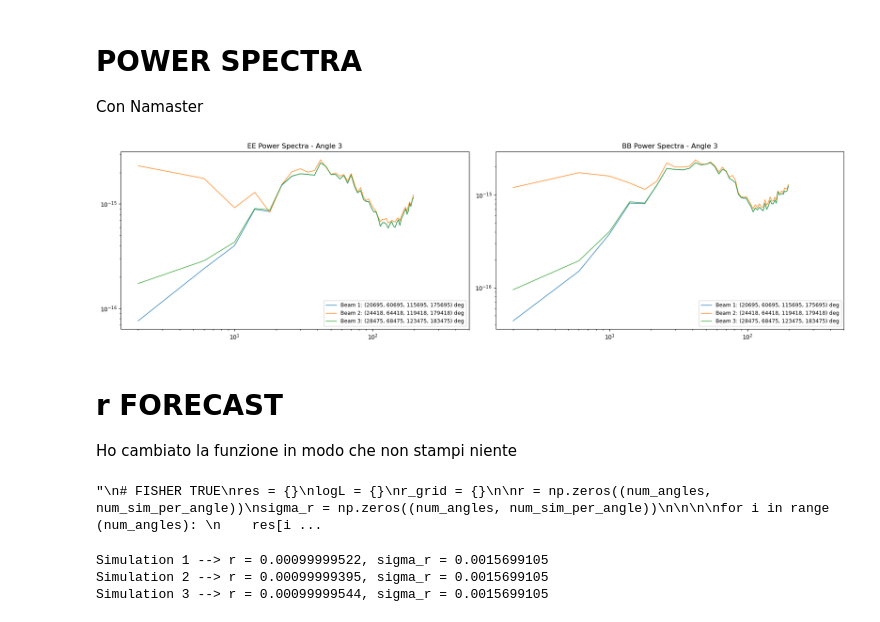
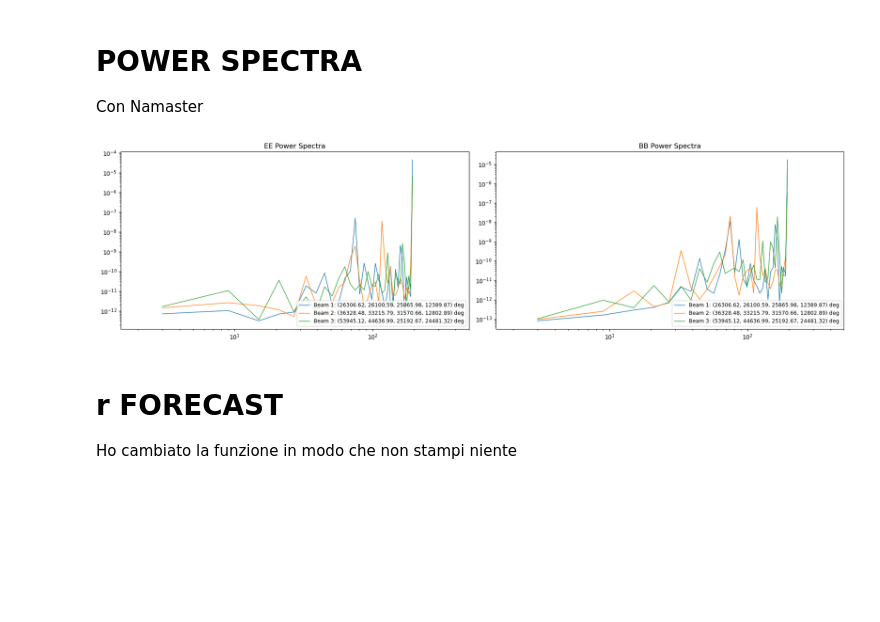
Before and after one commit to racheleguidettii/MastersThesis, a Jupyter notebook: PySMmaps/Patch_Beam_distanza.ipynb, the cells around one changed output. Cells and saved outputs as stored; diff of their text form; code cells hidden in the pictures; blank space fills up the shorter version.

Commit message:
d0s0 - solo beam (distanza)

```diff
--- a/PySMmaps/Patch_Beam_distanza.ipynb
+++ b/PySMmaps/Patch_Beam_distanza.ipynb
@@ -329,0 +322,7 @@ for i in range(num_beam):
+# %%
+for i in range (num_beam):
+    plt.imshow(np.log10(beam_TT[i]+1e-15))
+    plt.colorbar()
+    plt.show()
+#plt.xlim(150, 250)
+#plt.ylim(20,80)
@@ -330,5 +333,5 @@ for i in range(num_beam):
 # %%
-# convolution with real beam
+# convolution with r[eal beam
 Q_conv_real_all = {}
 U_conv_real_all = {}
 I_conv_real_all = {}
@@ -344,7 +347,7 @@ for freq in frequencies:
 
 
     for i in range(num_beam):
-        I_conv_real[i, :, :] = convolve_map_with_beam(Q_map, beam_TT[i])
+        I_conv_real[i, :, :] = convolve_map_with_beam(I_map, beam_TT[i])
         Q_conv_real[i, :, :] = convolve_map_with_beam(Q_map, beam_QQ[i])
         U_conv_real[i, :, :] = convolve_map_with_beam(U_map, beam_UU[i])
 
@@ -384,7 +387,7 @@ plt.show()
 # COMPONENT SEPARATION
 Trasformo in 1D, unisco le 8 frequenza per ogni simulazione, component separation
 # %%
-idx = hp.ang2pix(nside, ra_hp, dec_hp, lonlat=True)
+idx = hp.ang2pix(nside, -ra_hp, dec_hp, lonlat=True)
 
 # Dizionari per memorizzare le mappe piatte
 Q_flat_all = {}
@@ -521,8 +524,7 @@ for i in range(num_beam):
 # perfect beam
 perf_beam = {}
 for i in range(num_beam):
-    perf_beam[i], _, _, _, _, _ = create_beam_secpeaks(pix_size, FWHM_x, FWHM_y, 0, array_dB, r, r1[i], X, Y, a, ellipticity)
-    perf_beam[i] = perf_beam[i] / np.sum(perf_beam[i])
+    perf_beam[i], _ = create_perf_beam(pix_size, FWHM_x, FWHM_y, X, Y, theta)
 
 
 Q_deconv = {}
@@ -605,37 +607,37 @@ for i in tqdm(range(num_beam)):
 # %%
 fig, ax = plt.subplots(1, 2, figsize=(18, 5))
 factor = ells_uncoupled * (ells_uncoupled + 1) / (2 * np.pi)
 
 colors = ['C0', 'C1', 'C2', 'C3', 'C4', 'C5', 'C6', 'C7', 'C8', 'C9']
 
 for i in range(num_beam):
 
     # Plot EE power spectra
-    ax[0].set_title(f'EE Power Spectra - Angle {i+1}', fontsize=12)
+    ax[0].set_title(f'EE Power Spectra', fontsize=12)
 
     #for j in range(num_sim_per_angle):
     color = colors[i % len(colors)]
-    ax[0].plot(ells_uncoupled, EE_PS[i] * factor, color=color, linewidth=1, label=f'Beam {i+1}: ({", ".join([f"{x:.0f}" for x in r1[i]])}) deg')
+    ax[0].plot(ells_uncoupled, EE_PS[i] * factor, color=color, linewidth=1, label=f'Beam {i+1}: ({", ".join([f"{x:.2f}" for x in r1[i]])}) deg')
 
     ax[0].loglog()
     ax[0].legend(fontsize=9,loc="lower right")
     ax[0].set_xlim(1.5, 500)
 
     # Plot BB power spectra
-    ax[1].set_title(f'BB Power Spectra - Angle {i+1}', fontsize=12)
+    ax[1].set_title(f'BB Power Spectra', fontsize=12)
     #for j in range(num_sim_per_angle):
     color = colors[i % len(colors)]
-    ax[1].plot(ells_uncoupled, BB_PS[i] * factor, color=color, linewidth=1, label=f'Beam {i+1}: ({", ".join([f"{x:.0f}" for x in r1[i]])}) deg')
+    ax[1].plot(ells_uncoupled, BB_PS[i] * factor, color=color, linewidth=1, label=f'Beam {i+1}: ({", ".join([f"{x:.2f}" for x in r1[i]])}) deg')
 
     ax[1].loglog()
     ax[1].legend(fontsize=9, loc="lower right")
     ax[1].set_xlim(1.5, 500)
 
 plt.tight_layout()
 
 plt.show()
 # %% [output]
-[figure, old version]
+[figure, new version]
 # %% [markdown]
 # r FORECAST
 Ho cambiato la funzione in modo che non stampi niente
@@ -973,49 +975,3 @@ def xForecast(components, instrument, d_fgs, lmin, lmax,
         pl.show()
 
     return res, np.exp(-chi2), r_grid
-# %%
-'''
-# FISHER TRUE
-res = {}
-logL = {}
-r_grid = {}
-
-r = np.zeros((num_angles, num_sim_per_angle))
-sigma_r = np.zeros((num_angles, num_sim_per_angle))
-
-
-
-for i in range (num_angles):
-    res[i] = {}
-    logL[i] = {}
-    r_grid[i] = {}
-
-    for j in range (num_sim_per_angle):
-        res[i][j], logL[i][j], r_grid[i][j] = xForecast(components, instrument_freq, full_array[i][j], 2, 2*nside-1, Alens=0.1, r=0.001, make_figure=False)
-        res[i][j].cosmo_params['r'] = np.array(res[i][j].cosmo_params['r'])
-        r[i][j] = (res[i][j].cosmo_params['r'][0][0])
-        sigma_r[i][j] = (res[i][j].cosmo_params['r'][1][0])
-        print(f'Simulation {i+1, j+1}: angle={pol_angle_given[i]:.3f} deg --> r = {r[i][j]:.7f}, sigma_r = {sigma_r[i][j]:.10f}')
-'''
-# %% [output]
-"\n# FISHER TRUE\nres = {}\nlogL = {}\nr_grid = {}\n\nr = np.zeros((num_angles, num_sim_per_angle))\nsigma_r = np.zeros((num_angles, num_sim_per_angle))\n\n\n\nfor i in range (num_angles): \n    res[i ...
-# %%
-# MEDIA
-res = {}
-logL = {}
-r_grid ={}
-r = np.zeros((num_angles))
-sigma_r = np.zeros((num_angles))
-
-
-
-for i in range (num_beam):
-    res[i], logL[i], r_grid[i] = xForecast(components, instrument_freq, full_array[i], 2, 2*nside-1, Alens=0.1, r=0.001, make_figure=False)
-    res[i].cosmo_params['r'] = np.array(res[i].cosmo_params['r'])
-    r[i] = (res[i].cosmo_params['r'][0][0])
-    sigma_r[i] = (res[i].cosmo_params['r'][1][0])
-    print(f'Simulation {i+1} --> r = {r[i]:.8}, sigma_r = {sigma_r[i]:.8}')
-# %% [output]
-Simulation 1 --> r = 0.00099999522, sigma_r = 0.0015699105
-Simulation 2 --> r = 0.00099999395, sigma_r = 0.0015699105
-Simulation 3 --> r = 0.00099999544, sigma_r = 0.0015699105
```
Also changed, not shown: parts of 17 cells of this notebook.
